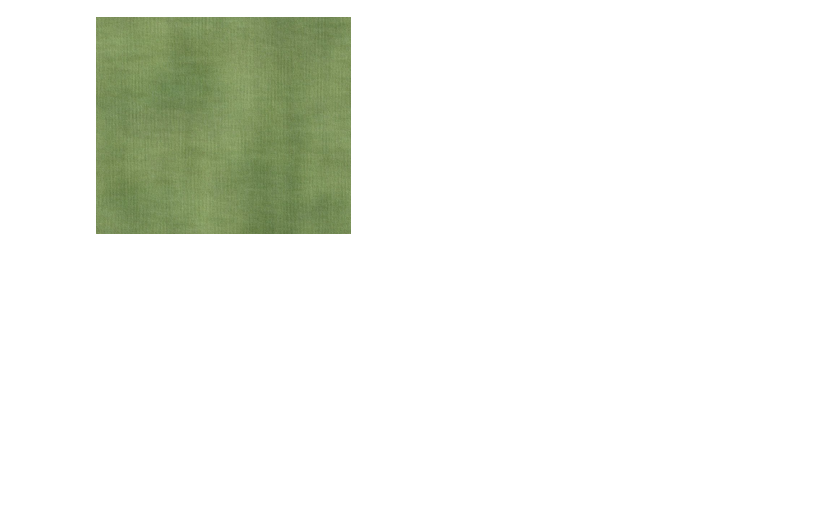
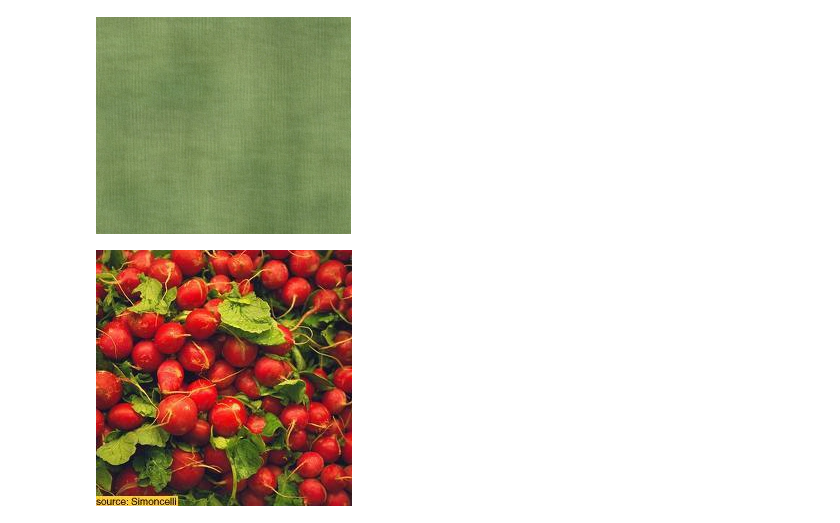
Before and after one commit to Tizmax/GANs-Textures-Generation, a Jupyter notebook: RPN/RPN.ipynb, the cells around one changed output. Saved outputs shown, nothing was run; the diff lists cells and outputs as text; code cells hidden in the pictures; blank space fills up the shorter version.

```diff
--- a/RPN/RPN.ipynb
+++ b/RPN/RPN.ipynb
@@ -27,6 +27,10 @@ load_texture(PATH + "ns_randn4_train_N256.mat")
 load_texture(PATH + "microTexture.png")
 # %% [output]
 [figure]
+# %%
+load_texture(PATH + "cherry.jpg")
+# %% [output]
+[figure, added]
 # %%
 def generate_random_phase(shape):
     """ Génère une phase aléatoire uniforme symétrique dans (−π, π] """
```
Also changed, not shown: parts of 3 cells of this notebook, 42 other files.
